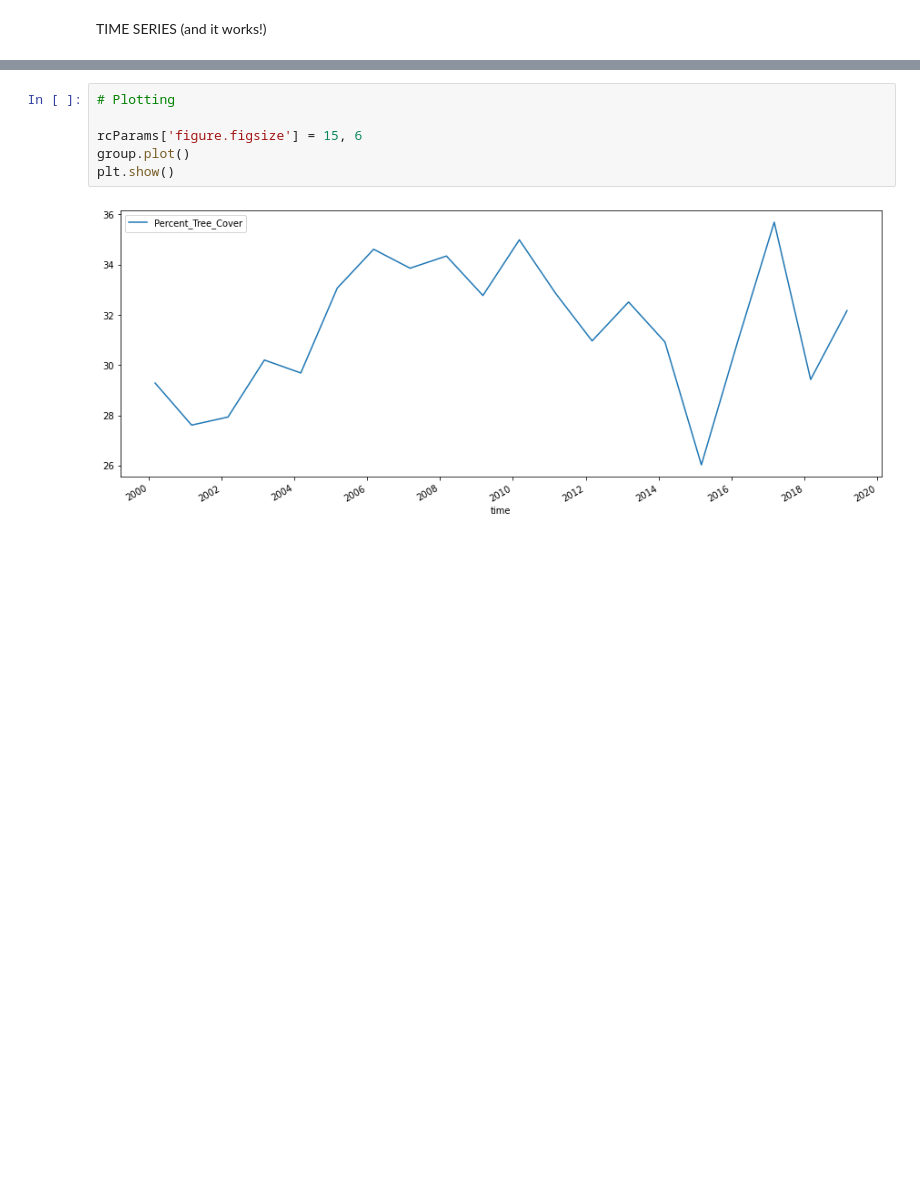
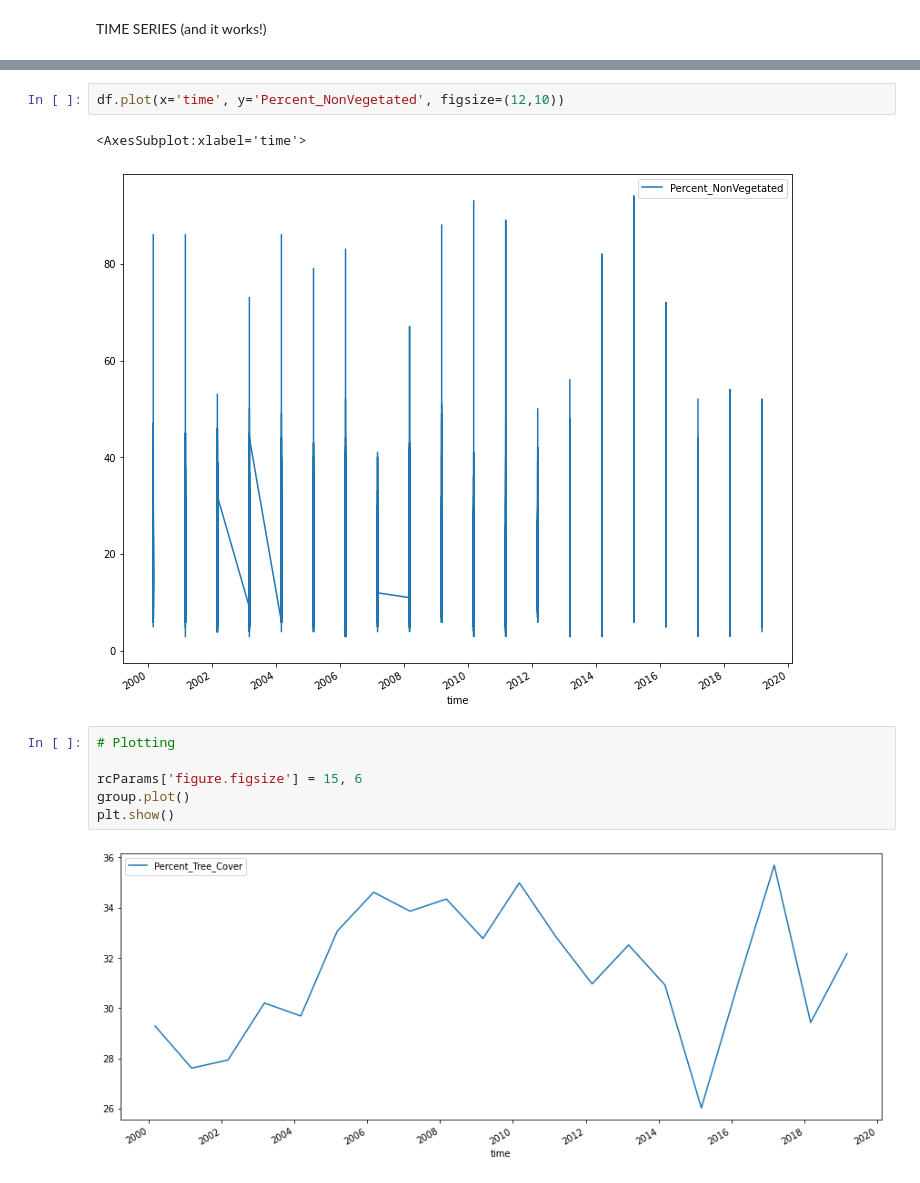
Before and after one commit to eebjwa/SENSE_GEE_TEAM3, a Jupyter notebook: Timeseries.ipynb, the cells around one changed output, grey strips where cells are left out. Drawn from its saved outputs; the diff is of its cells as text; blank space fills up the shorter version.

```diff
--- a/Timeseries.ipynb
+++ b/Timeseries.ipynb
@@ -130,3 +131,8 @@ Number of images in collection:  20
+# %%
+df.plot(x='time', y='Percent_NonVegetated', figsize=(12,10))
+# %% [output]
+<AxesSubplot:xlabel='time'>
+[figure, added]
 # %%
 # Plotting
 
```
Also changed, not shown: parts of 9 cells of this notebook.
